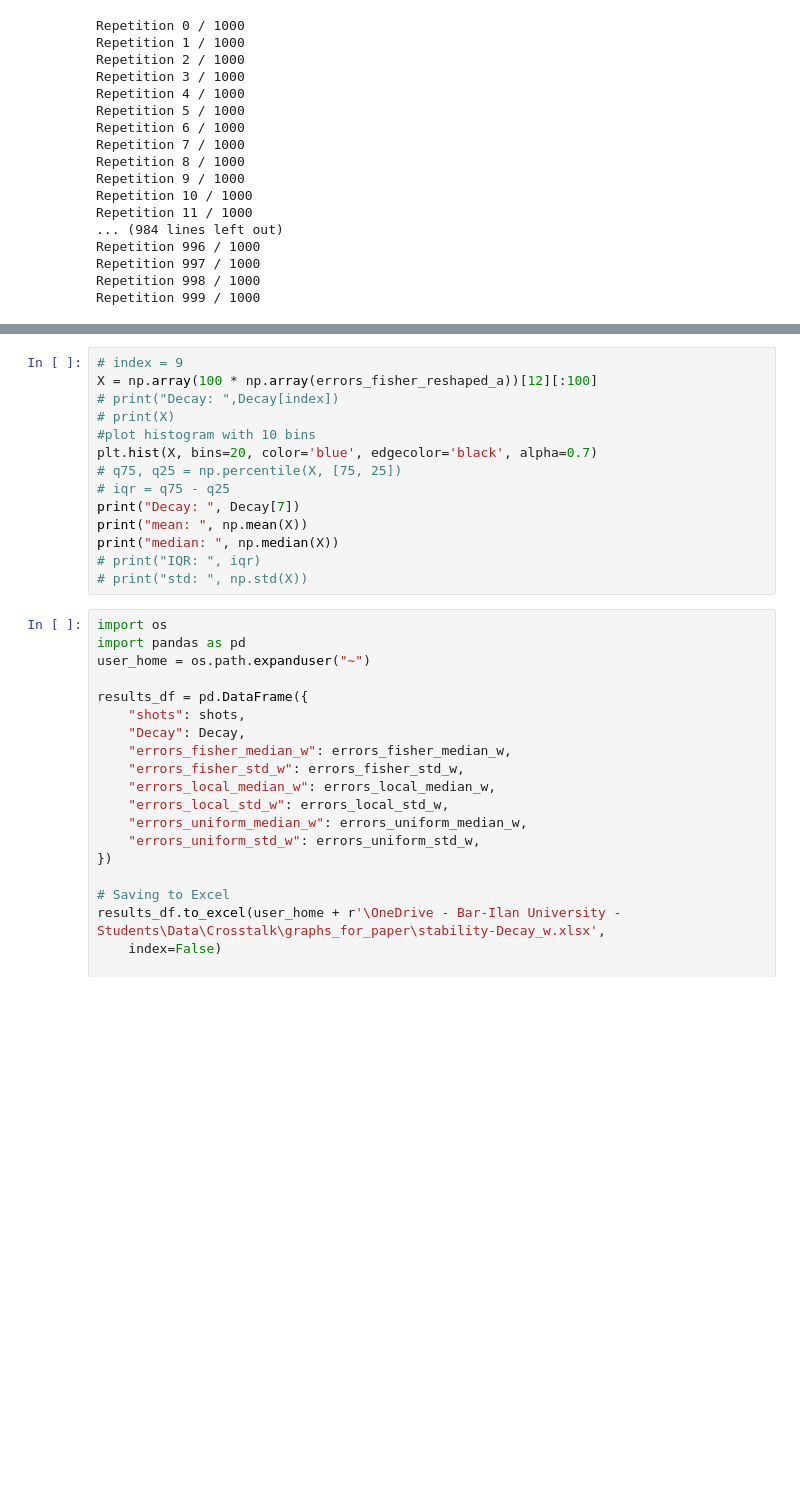
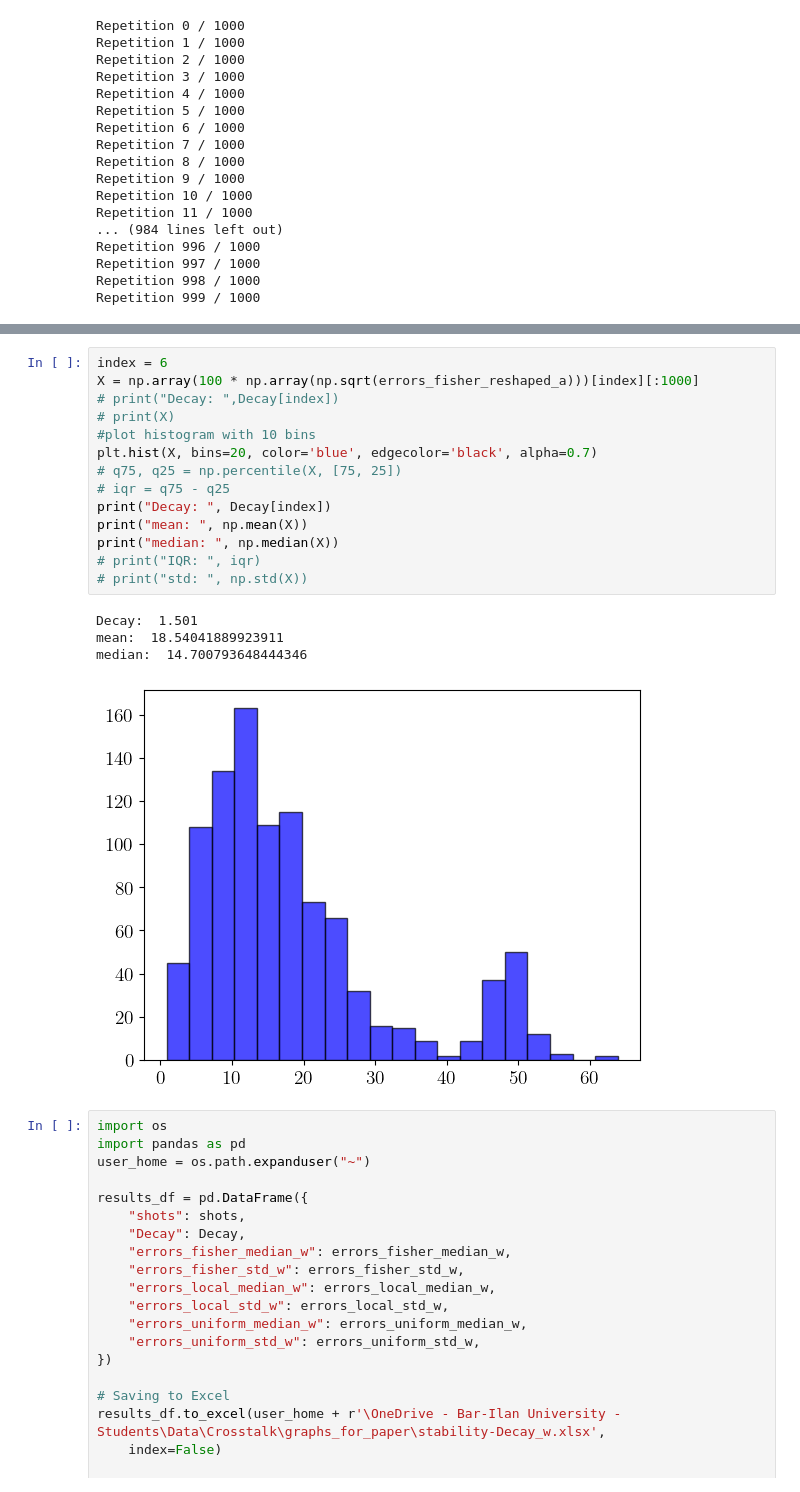
Before and after one commit to Davidkatom/Crosstalk, a Jupyter notebook: Comparisons/error_vs_decay.ipynb, the cells around one changed output, grey strips where cells are left out. Drawn from its saved outputs; the diff is of its cells as text; blank space fills up the shorter version.

```diff
--- a/Comparisons/error_vs_decay.ipynb
+++ b/Comparisons/error_vs_decay.ipynb
@@ -317,17 +324,22 @@ plt.legend()
 # %%
-# index = 9
-X = np.array(100 * np.array(errors_fisher_reshaped_a))[12][:100]
+index = 6
+X = np.array(100 * np.array(np.sqrt(errors_fisher_reshaped_a)))[index][:1000]
 # print("Decay: ",Decay[index])
 # print(X)
 #plot histogram with 10 bins
 plt.hist(X, bins=20, color='blue', edgecolor='black', alpha=0.7)
 # q75, q25 = np.percentile(X, [75, 25])
 # iqr = q75 - q25
-print("Decay: ", Decay[7])
+print("Decay: ", Decay[index])
 print("mean: ", np.mean(X))
 print("median: ", np.median(X))
 # print("IQR: ", iqr)
 # print("std: ", np.std(X))
+# %% [output]
+Decay:  1.501
+mean:  18.54041889923911
+median:  14.700793648444346
+[figure, added]
 # %%
 import os
 import pandas as pd
```
Also changed, not shown: parts of 8 cells of this notebook, 2 other files.
